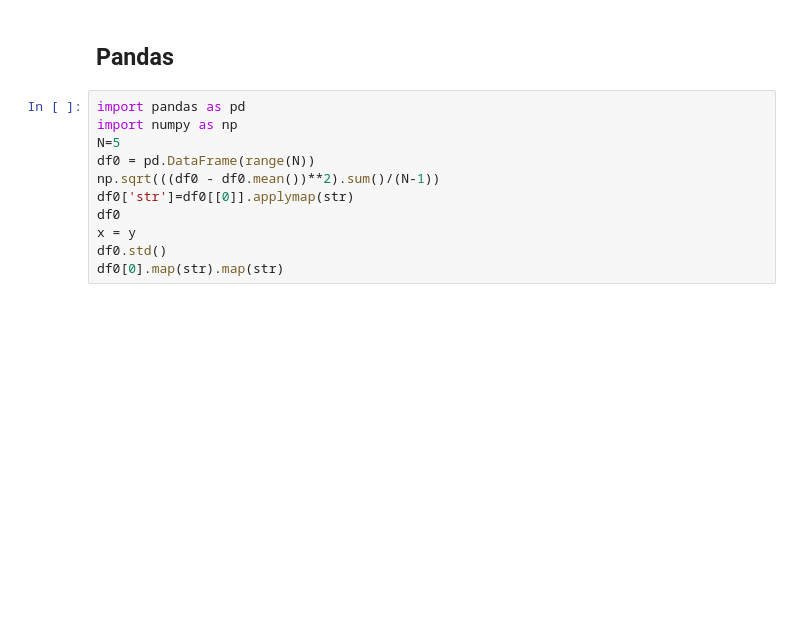
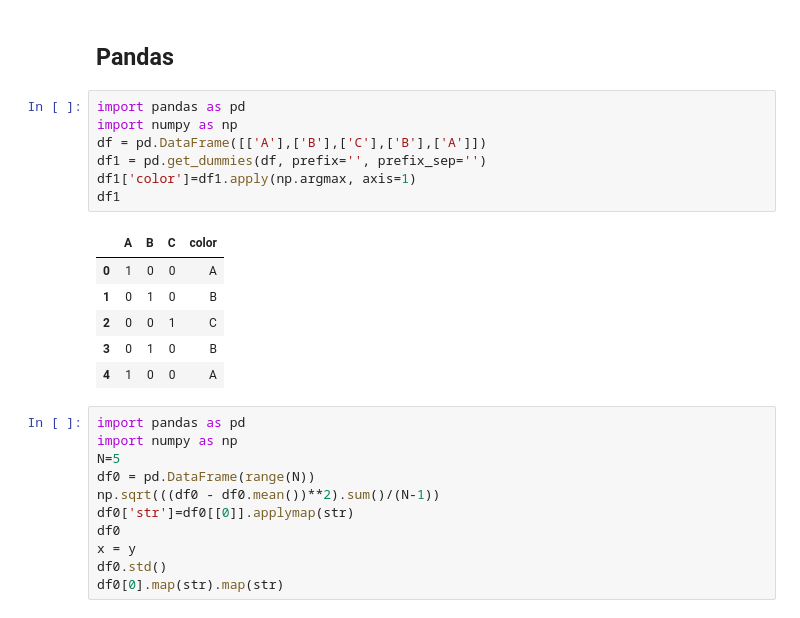
Before and after one commit to topazS50/pytips, a Jupyter notebook: pytips.ipynb, the cells around one changed output. Cells and saved outputs as stored; diff of their text form; blank space fills up the shorter version.

```diff
--- a/pytips.ipynb
+++ b/pytips.ipynb
@@ -146,6 +220,20 @@ def main():
 %debug(main())
 # %% [markdown]
 ## Pandas
+# %%
+import pandas as pd
+import numpy as np
+df = pd.DataFrame([['A'],['B'],['C'],['B'],['A']])
+df1 = pd.get_dummies(df, prefix='', prefix_sep='')
+df1['color']=df1.apply(np.argmax, axis=1)
+df1
+# %% [output]
+|  | A | B | C | color |
+| 0 | 1 | 0 | 0 | A |
+| 1 | 0 | 1 | 0 | B |
+| 2 | 0 | 0 | 1 | C |
+| 3 | 0 | 1 | 0 | B |
+| 4 | 1 | 0 | 0 | A |
 # %%
 import pandas as pd
 import numpy as np
```
Also changed, not shown: parts of 4 cells of this notebook, 1 other file.
